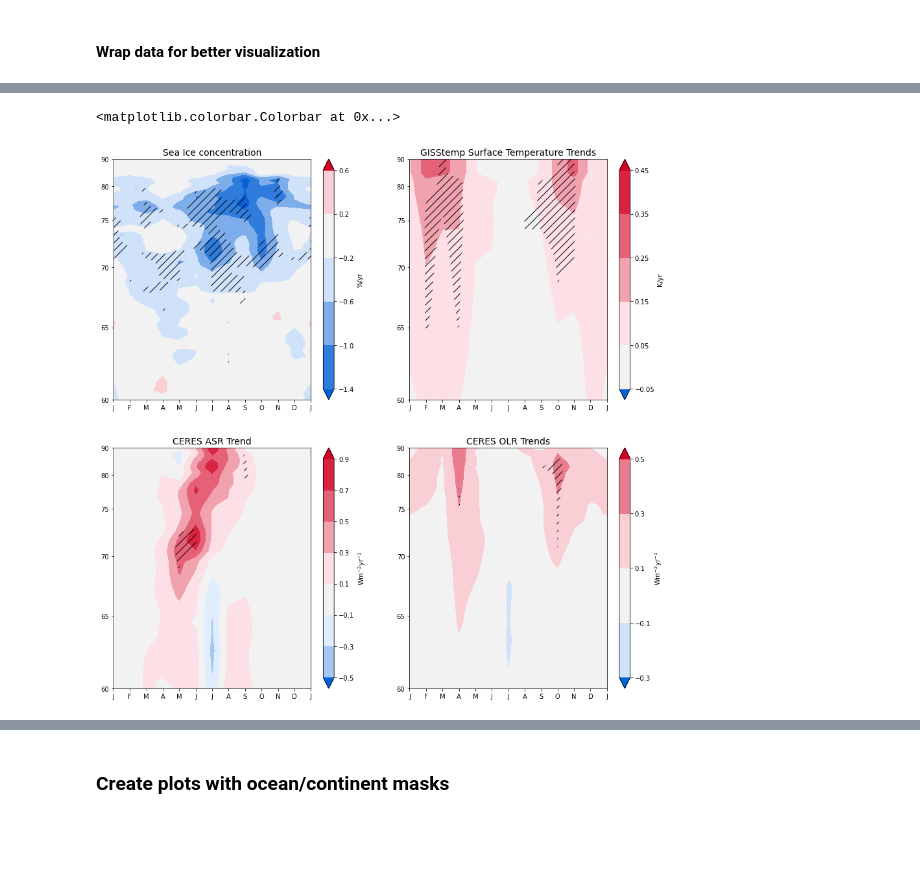
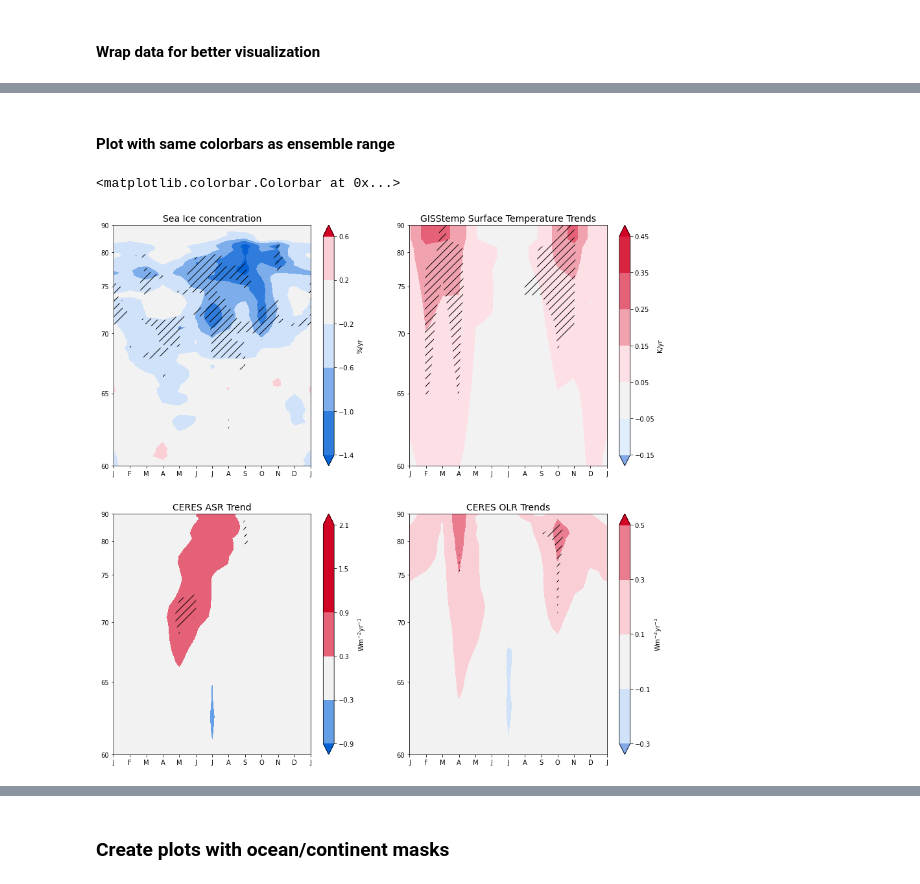
Before and after one commit to jshaw35/spectral_ice, a Jupyter notebook: figure1/figure1abc.ipynb, the cells around one changed output, grey strips where cells are left out. Saved outputs shown, nothing was run; the diff lists cells and outputs as text; code cells hidden in the pictures; blank space fills up the shorter version.

```diff
--- a/figure1/figure1abc.ipynb
+++ b/figure1/figure1abc.ipynb
@@ -49,7 +50,7 @@ gisstemp_path = '/glade/work/jenkay/obs/GISTEMP/'
 # %%
 giss1 = xr.open_dataset('%s/%s' % (gisstemp_path,'air.2x2.1200.mon.anom.comb.nc')) # longer time period here
 # %%
-giss_tsel = giss1.sel(time=slice('2000-03','2021-03'))['air']
+giss_tsel = giss1.sel(time=slice('2001-01','2020-12'))['air']
 # %%
 giss1.close()
 # %% [markdown]
@@ -251,3 +450,5 @@ olr_statsig_wrapped = xr.concat([olr_statsig,olr_statsig[0].assign_coords({'mont
+# %% [markdown]
+#### Plot with same colorbars as ensemble range
 # %%
 palette = sns.diverging_palette(257, 10, s=99, l=44, sep=50, n=8, as_cmap=True)
 
@@ -271,35 +472,39 @@ for _ax in axes:
 
 lat_weighted0 = np.sin(np.pi/180*g10010_trends['lat'])
 im0 = axes[0].contourf(g10010_trends_wrapped['month'],lat_weighted0,g10010_trends_wrapped.transpose('lat','month'),
-                       cmap=palette,norm=mpl.colors.TwoSlopeNorm(vmin=-1.4, vcenter=0., vmax=1.4),levels=np.arange(-1.4,0.61,0.4),extend='both')
+                       cmap=palette,vmin=-1.4, vmax=1.4,levels=np.arange(-1.4,0.61,0.4),extend='both')
 stip = axes[0].contourf(g10010_statsig_wrapped['month'],lat_weighted0,g10010_statsig_wrapped.transpose('lat','month'), colors='none',levels=[0,99,100],
                         hatches=[None,'//'],extend='neither')
 axes[0].set_title('Sea Ice concentration',fontsize=14)
 plt.colorbar(im0,ax=axes[0],label='%/yr')
 
 lat_weighted1 = np.sin(np.pi/180*gisstemp_trends['lat'])
+cmap1 = copy.copy(palette)
 im1 = axes[1].contourf(gisstemp_trends_wrapped['month'],lat_weighted1,gisstemp_trends_wrapped.transpose('lat','month'),
-                       cmap=palette,norm=mpl.colors.TwoSlopeNorm(vmin=-0.45, vcenter=0., vmax=0.45),levels=np.arange(-0.05,0.451,0.1),extend='both')
+                       cmap=cmap1,vmin=-0.45, vmax=0.45,levels=np.arange(-0.15,0.451,0.1),extend='both')
+im1.cmap.set_under((0.51,0.66,0.9))
 stip = axes[1].contourf(gisstemp_statsig_wrapped['month'],lat_weighted1,gisstemp_statsig_wrapped.transpose('lat','month'), colors='none',levels=[0,99,100],
                         hatches=[None,'//'],extend='neither')
 axes[1].set_title('GISStemp Surface Temperature Trends',fontsize=14)
 plt.colorbar(im1,ax=axes[1],label='K/yr')
 
 lat_weighted2 = np.sin(np.pi/180*asr_trends['lat'])
 im2 = axes[2].contourf(asr_trends_wrapped['month'],lat_weighted2,asr_trends_wrapped.transpose('lat','month'),
-                       cmap=palette,norm=mpl.colors.TwoSlopeNorm(vmin=-0.9, vcenter=0., vmax=0.90),levels=np.arange(-0.5,0.91,0.2),extend='both')
+                       cmap=palette,vmin=-0.9, vmax=0.90,levels=np.arange(-0.9,2.11,0.6),extend='both')
 stip = axes[2].contourf(asr_statsig_wrapped['month'],lat_weighted2,asr_statsig_wrapped.transpose('lat','month'), colors='none',levels=[0,99,100],
                         hatches=[None,'//'],extend='neither')
 axes[2].set_title('CERES ASR Trend',fontsize=14)
 plt.colorbar(im2,ax=axes[2],label='Wm$^{-2}$yr$^{-1}$')
 
 lat_weighted3 = np.sin(np.pi/180*olr_trends['lat'])
+cmap3 = copy.copy(palette)
 im3 = axes[3].contourf(olr_trends_wrapped['month'],lat_weighted3,olr_trends_wrapped.transpose('lat','month'),
-                       cmap=palette,norm=mpl.colors.TwoSlopeNorm(vmin=-0.7, vcenter=0., vmax=0.7),levels=np.arange(-0.3,0.7,0.2),extend='both')
+                       cmap=cmap3,vmin=-0.7, vmax=0.7,levels=np.arange(-0.3,0.7,0.2),extend='both')
+im3.cmap.set_under((0.51,0.66,0.9))
 stip = axes[3].contourf(olr_statsig_wrapped['month'],lat_weighted3,olr_statsig_wrapped.transpose('lat','month'), colors='none',levels=[0,99,100],
                         hatches=[None,'//'],extend='neither')
 axes[3].set_title('CERES OLR Trends',fontsize=14)
 plt.colorbar(im3,ax=axes[3],label='Wm$^{-2}$yr$^{-1}$')
 # %% [output]
 <matplotlib.colorbar.Colorbar at 0x...>
-[figure, old version]
+[figure, new version]
```
Also changed, not shown: parts of 26 cells of this notebook, 3 other files.
